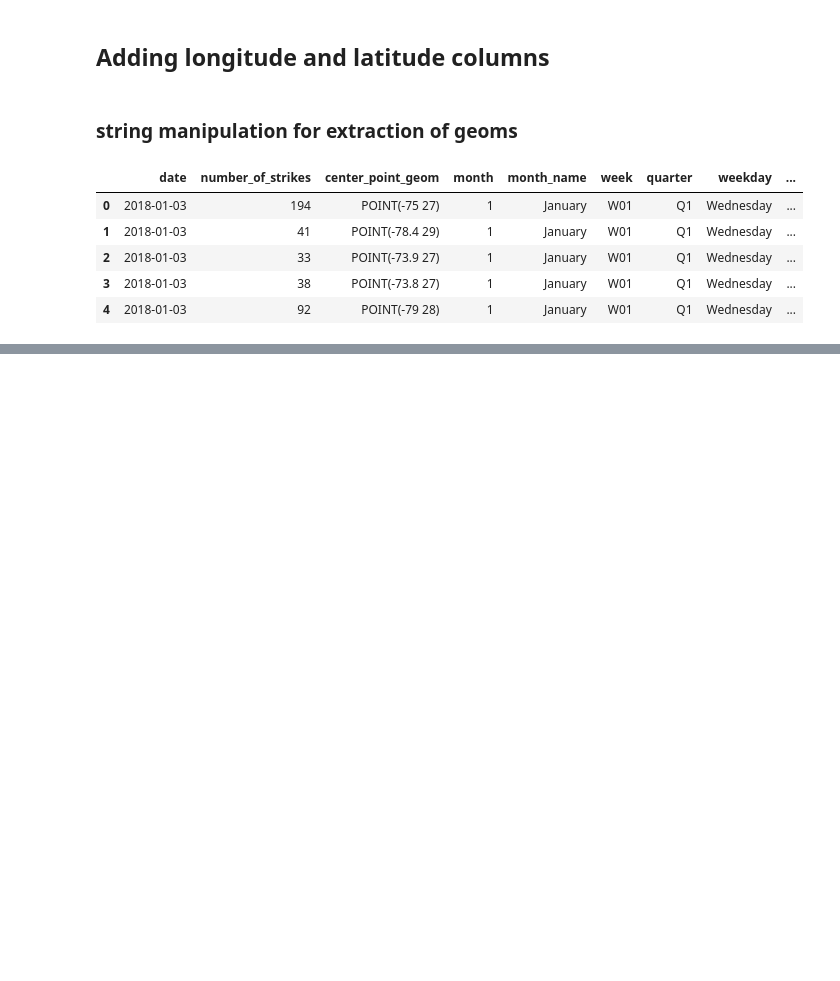
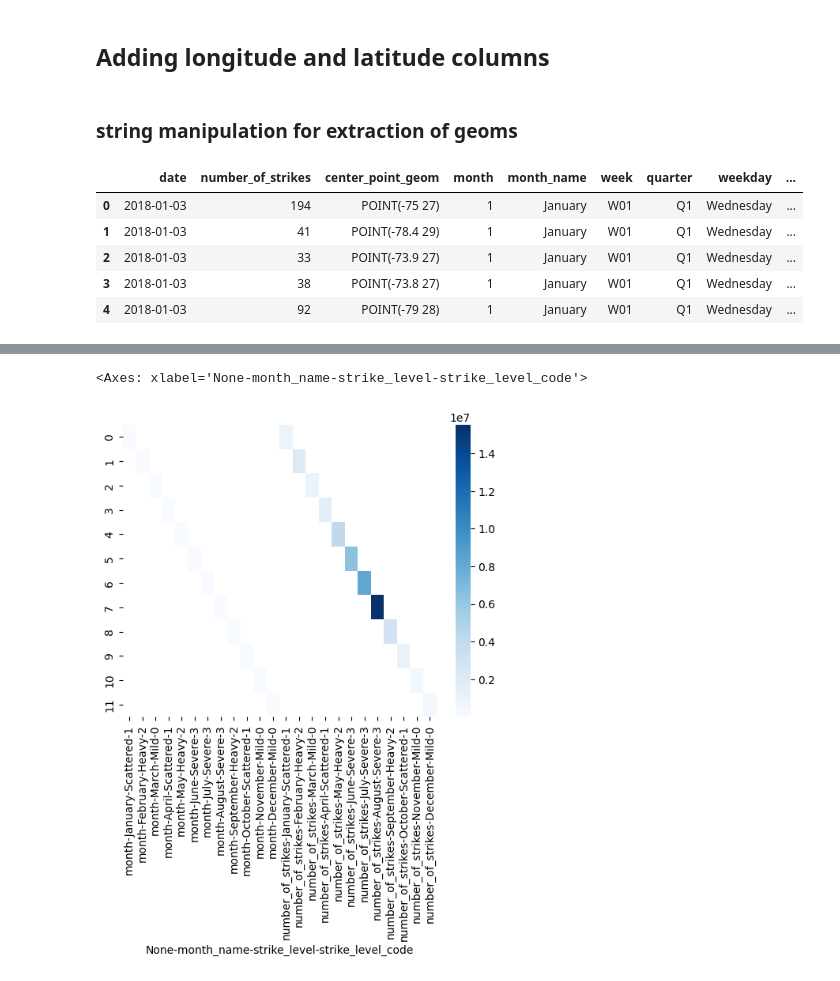
Before and after one commit to vaspanchal/LightningStrikesNOAA_EDA, a Jupyter notebook: strikesAnalysis.ipynb, the cells around one changed output, grey strips where cells are left out. Cells and saved outputs as stored; diff of their text form; code cells hidden in the pictures; blank space fills up the shorter version.

Commit message:
label encoding

```diff
--- a/strikesAnalysis.ipynb
+++ b/strikesAnalysis.ipynb
@@ -336,0 +392,2 @@ df.head()
+# %%
+df_by_month['strike_level'] = pd.qcut(df_by_month['number_of_strikes'],4,labels=['Mild','Scattered','Heavy','Severe'])
@@ -336,0 +419,4 @@ df.head()
+# %%
+## assign numerical values to these cat labels
+df_by_month['strike_level_code'] = df_by_month['strike_level'].cat.codes
+df_by_month
@@ -336,0 +453,3 @@ df.head()
+# %%
+df_by_month_plot = df_by_month.pivot(columns=['month_name','strike_level','strike_level_code'])
+df_by_month_plot
@@ -336,0 +474,5 @@ df.head()
+# %%
+sns.heatmap(df_by_month_plot,cmap='Blues')
+# %% [output]
+<Axes: xlabel='None-month_name-strike_level-strike_level_code'>
+[figure, added]
```
Also changed, not shown: parts of 16 cells of this notebook.
